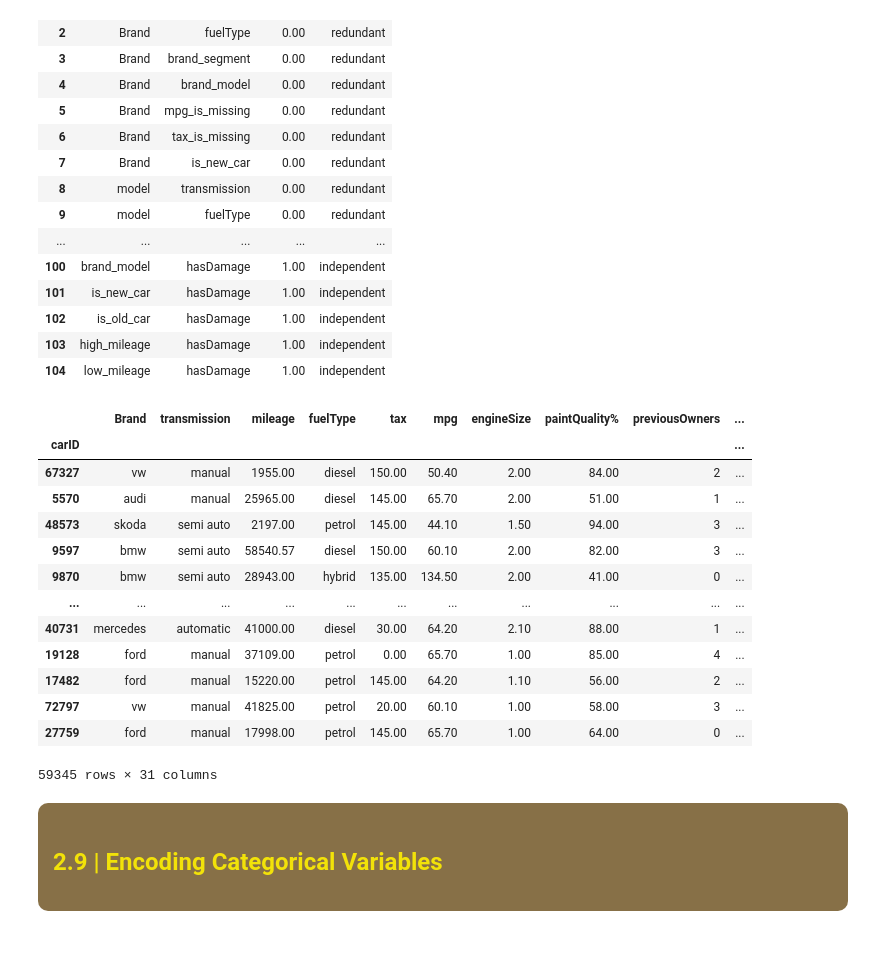
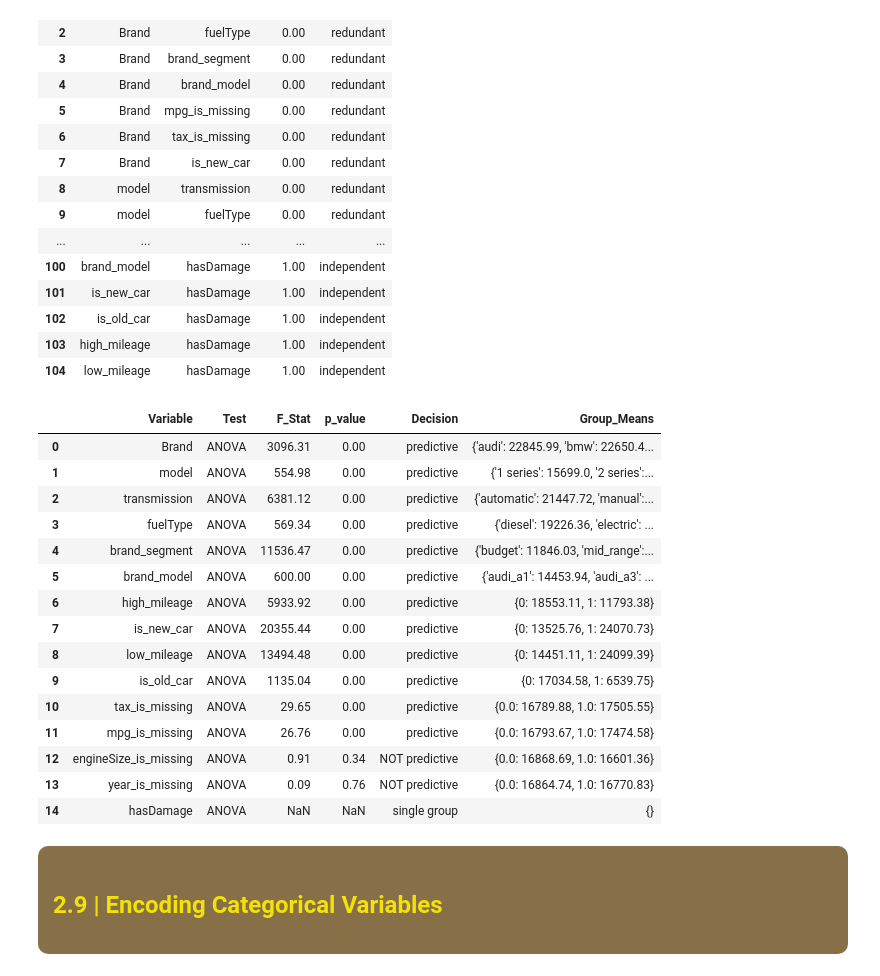
Before and after one commit to Filipa2002/Cars4You-Expediting-Car-Evaluations-with-ML, a Jupyter notebook: Filipa/car_evaluations_group37 - part1.ipynb, the cells around one changed output. Cells and saved outputs as stored; diff of their text form; code cells hidden in the pictures; blank space fills up the shorter version.

```diff
--- a/Filipa/car_evaluations_group37 - part1.ipynb
+++ b/Filipa/car_evaluations_group37 - part1.ipynb
@@ -2783,7 +2786,7 @@ pd.reset_option('display.max_rows')
 ANOVA_COLS = X_train_cat.columns.tolist()
 
 anova_results = []
-y_price = y_train.copy()
+y_price = y_price = y_train['price'].copy()
 
 for col in ANOVA_COLS:
     # Prepare data for ANOVA test
@@ -2795,33 +2798,50 @@ for col in ANOVA_COLS:
               for category in temp_df['category'].unique()]
 
     # Execute the ANOVA Test
     if len(groups) > 1 and all(len(g) > 0 for g in groups):
         f_stat, p_value = f_oneway(*groups)
 
         #if p < alpha, reject H0 (group means are different) which means the variable is PREDICTIVE
         decision = "predictive" if p_value < alpha else "NOT predictive"
 
         # Calculate mean prices per category
         mean_prices = temp_df.groupby('category')['price'].mean().round(2).to_dict()
     else:
         f_stat, p_value = np.nan, np.nan
         decision = "single group"
         mean_prices = {}
 
     anova_results.append({
         "Variable": col,
         "Test": "ANOVA",
         "F_Stat": f_stat,
         "p_value": p_value,
         "Decision": decision,
         "Group_Means": mean_prices
     })
 
 # Convert to DataFrame for easy visualization
 df_anova = pd.DataFrame(anova_results).sort_values('p_value', na_position='last').reset_index(drop=True)
 pd.set_option('display.max_rows', None)
 display(df_anova)
 pd.reset_option('display.max_rows')
+# %% [output]
+|  | Variable | Test | F_Stat | p_value | Decision | Group_Means |
+| 0 | Brand | ANOVA | 3096.31 | 0.00 | predictive | {'audi': 22845.99, 'bmw': 22650.4... |
+| 1 | model | ANOVA | 554.98 | 0.00 | predictive | {'1 series': 15699.0, '2 series':... |
+| 2 | transmission | ANOVA | 6381.12 | 0.00 | predictive | {'automatic': 21447.72, 'manual':... |
+| 3 | fuelType | ANOVA | 569.34 | 0.00 | predictive | {'diesel': 19226.36, 'electric': ... |
+| 4 | brand_segment | ANOVA | 11536.47 | 0.00 | predictive | {'budget': 11846.03, 'mid_range':... |
+| 5 | brand_model | ANOVA | 600.00 | 0.00 | predictive | {'audi_a1': 14453.94, 'audi_a3': ... |
+| 6 | high_mileage | ANOVA | 5933.92 | 0.00 | predictive | {0: 18553.11, 1: 11793.38} |
+| 7 | is_new_car | ANOVA | 20355.44 | 0.00 | predictive | {0: 13525.76, 1: 24070.73} |
+| 8 | low_mileage | ANOVA | 13494.48 | 0.00 | predictive | {0: 14451.11, 1: 24099.39} |
+| 9 | is_old_car | ANOVA | 1135.04 | 0.00 | predictive | {0: 17034.58, 1: 6539.75} |
+| 10 | tax_is_missing | ANOVA | 29.65 | 0.00 | predictive | {0.0: 16789.88, 1.0: 17505.55} |
+| 11 | mpg_is_missing | ANOVA | 26.76 | 0.00 | predictive | {0.0: 16793.67, 1.0: 17474.58} |
+| 12 | engineSize_is_missing | ANOVA | 0.91 | 0.34 | NOT predictive | {0.0: 16868.69, 1.0: 16601.36} |
+| 13 | year_is_missing | ANOVA | 0.09 | 0.76 | NOT predictive | {0.0: 16864.74, 1.0: 16770.83} |
+| 14 | hasDamage | ANOVA | NaN | NaN | single group | {} |
 # %%
 ####################################FILIPA#######################################APAGAR
 # ANOVA (Análise de Variância): É usada para testar se as médias da target numérica (price) são significativamente diferentes entre os grupos de uma variável categórica (ex: fuelType).
@@ -2833,23 +2853,6 @@ pd.reset_option('display.max_rows')
 # %%
 for d in [X_train, X_val, X_test]:
     d.drop(columns=["model", "year"], errors="ignore", inplace=True)
-# %%
-X_train
-# %% [output]
-|  | Brand | transmission | mileage | fuelType | tax | mpg | engineSize | paintQuality% | previousOwners | ... |
-| carID |  |  |  |  |  |  |  |  |  | ... |
-| 67327 | vw | manual | 1955.00 | diesel | 150.00 | 50.40 | 2.00 | 84.00 | 2 | ... |
-| 5570 | audi | manual | 25965.00 | diesel | 145.00 | 65.70 | 2.00 | 51.00 | 1 | ... |
-| 48573 | skoda | semi auto | 2197.00 | petrol | 145.00 | 44.10 | 1.50 | 94.00 | 3 | ... |
-| 9597 | bmw | semi auto | 58540.57 | diesel | 150.00 | 60.10 | 2.00 | 82.00 | 3 | ... |
-| 9870 | bmw | semi auto | 28943.00 | hybrid | 135.00 | 134.50 | 2.00 | 41.00 | 0 | ... |
-| ... | ... | ... | ... | ... | ... | ... | ... | ... | ... | ... |
-| 40731 | mercedes | automatic | 41000.00 | diesel | 30.00 | 64.20 | 2.10 | 88.00 | 1 | ... |
-| 19128 | ford | manual | 37109.00 | petrol | 0.00 | 65.70 | 1.00 | 85.00 | 4 | ... |
-| 17482 | ford | manual | 15220.00 | petrol | 145.00 | 64.20 | 1.10 | 56.00 | 2 | ... |
-| 72797 | vw | manual | 41825.00 | petrol | 20.00 | 60.10 | 1.00 | 58.00 | 3 | ... |
-| 27759 | ford | manual | 17998.00 | petrol | 145.00 | 65.70 | 1.00 | 64.00 | 0 | ... |
-59345 rows × 31 columns
 # %% [markdown]
 <div id="s29-categorical-variables"
      style="background-color:#644712c5; padding:15px; border-radius:10px;
```
Also changed, not shown: parts of 21 cells of this notebook, 7 other files.
